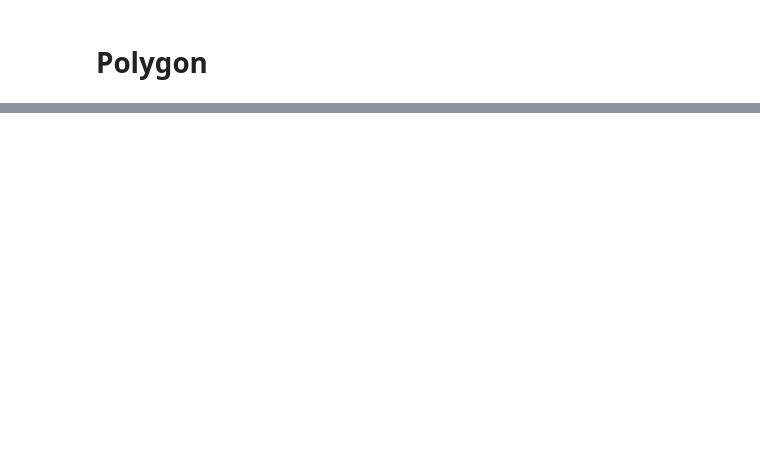
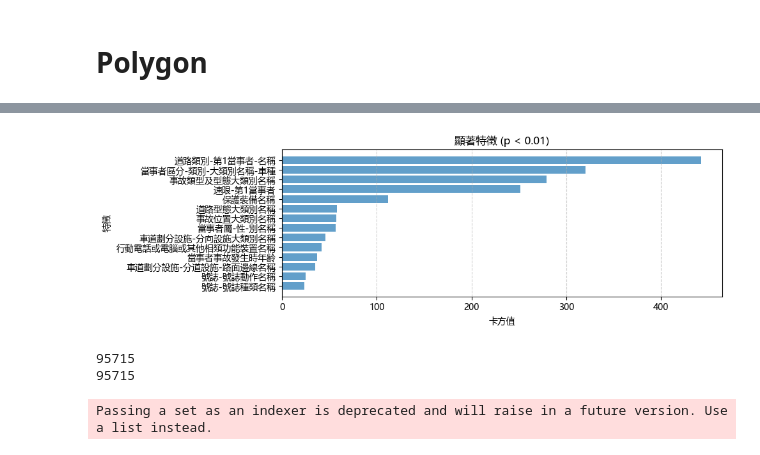
Before and after one commit to kennywang112/TrafficTDApython, a Jupyter notebook: Version3/Car.ipynb, the cells around one changed output, grey strips where cells are left out. Drawn from its saved outputs; the diff is of its cells as text; code cells hidden in the pictures; blank space fills up the shorter version.

Commit message:
Plots

```diff
--- a/Version3/Car.ipynb
+++ b/Version3/Car.ipynb
@@ -77,7 +77,7 @@ select_lst = [
     '當事者屬-性-別名稱', '當事者事故發生時年齡',
     '保護裝備名稱', '行動電話或電腦或其他相類功能裝置名稱',
     '肇事逃逸類別名稱-是否肇逃',
-    '死亡受傷人數',
+    '死亡受傷人數', '經度', '緯度',
 
     # 大類別
     '道路型態大類別名稱', '事故位置大類別名稱',
@@ -89,7 +89,7 @@ select_lst = [
     '肇因研判大類別名稱-主要',
     # '肇因研判大類別名稱-個別',
 ]
-# select_lst = dataA1.columns
+
 def preprocess(input_data, select_lst):
     # 篩選到第一個順位，因為注重的是單次事故的情況
     sample_data = input_data[input_data['當事者順位'] == 1].reset_index(drop=True, inplace=False)
@@ -99,9 +99,19 @@ def preprocess(input_data, select_lst):
     # 將資料分出死亡和受傷，合併到原本的資料後去除多餘的死亡受傷人數
     death_injury_data = split_death_injury(dataA['死亡受傷人數'])
     dist_df = pd.concat([dataA, death_injury_data], axis=1)
+
     # 補齊缺失值
     dist_df[select_lst] = dist_df[select_lst].fillna('未紀錄')
 
+    # 台灣範圍
+    dist_df = dist_df[
+        (dist_df["緯度"] >= 20) & (dist_df["緯度"] <= 26) &
+        (dist_df["經度"] >= 119) & (dist_df["經度"] <= 123.5)
+    ]
+    # 速限範圍
+    dist_df = dist_df[dist_df['速限-第1當事者'] < 200]
+
+    dist_df.drop(columns=['經度', '緯度'], inplace=True)
     dist_df.drop(columns=['死亡受傷人數'], inplace=True)
 
     return dist_df
@@ -561,0 +703,57 @@ print(dummy_data.shape[0])
+# %%
+from scipy.stats import chi2_contingency
+
+chi_lst = [
+    '天候名稱', '光線名稱', '道路類別-第1當事者-名稱', '速限-第1當事者', '路面狀況-路面鋪裝名稱',
+    '路面狀況-路面狀態名稱', '路面狀況-路面缺陷名稱', '道路障礙-障礙物名稱', '道路障礙-視距品質名稱', '道路障礙-視距名稱',
+    '號誌-號誌種類名稱', '號誌-號誌動作名稱', '車道劃分設施-分道設施-快車道或一般車道間名稱',
+    '車道劃分設施-分道設施-快慢車道間名稱', '車道劃分設施-分道設施-路面邊線名稱', '當事者屬-性-別名稱', '當事者事故發生時年齡',
+    '保護裝備名稱', '行動電話或電腦或其他相類功能裝置名稱', '肇事逃逸類別名稱-是否肇逃', '道路型態大類別名稱',
+    '事故位置大類別名稱', '車道劃分設施-分向設施大類別名稱', '事故類型及型態大類別名稱', '當事者區分-類別-大類別名稱-車種',
+    '車輛撞擊部位大類別名稱-其他']
+
+results = []
+rbind_data['death'] = rbind_data['死亡'].apply(lambda x: 1 if x >= 1 else 0)
+
+for chi_value in chi_lst:
+    contingency_table = pd.crosstab(rbind_data[chi_value], rbind_data['death'])
+    chi2, p, dof, expected = chi2_contingency(contingency_table)
+
+    if p < 0.01:  # 只篩選顯著結果
+        results.append({'變數': chi_value, '卡方值': chi2, '自由度': dof, 'p值': p})
+
+# 將結果轉為資料框
+df_results = pd.DataFrame(results).sort_values(by='卡方值', ascending=True)
+
+# 視覺化：條形圖
+plt.figure(figsize=(10, 3.3))
+plt.barh(df_results['變數'], df_results['卡方值'], alpha=0.7)
+plt.xlabel('卡方值')
+plt.ylabel('特徵')
+plt.title('顯著特徵 (p < 0.01)')
+plt.grid(axis='x', linestyle='--', alpha=0.6)
+plt.tight_layout()
+plt.show()
+# %% [output]
+[figure, added]
+# %%
+full_0_r = rbind_data.loc[count_0]
+full_1_r = rbind_data.loc[count_1]
+full_2_r = rbind_data.loc[count_2]
+full_3_r = rbind_data.loc[count_3]
+full_out_r = rbind_data.loc[count_out]
+overlap_data_r = rbind_data.loc[intersection_indexes]
+
+# 確認所有資料都被獲取
+assert len(count_0) == full_0_r.shape[0]
+assert len(count_1) == full_1_r.shape[0]
+assert len(count_2) == full_2_r.shape[0]
+assert len(count_3) == full_3_r.shape[0]
+assert len(count_out) == full_out_r.shape[0]
+
+print(full_0_r.shape[0] + full_1_r.shape[0] + full_2_r.shape[0] + full_3_r.shape[0] + full_out_r.shape[0] + overlap_data_r.shape[0])
+print(dummy_data.shape[0])
+# %% [output]
+95715
+95715
+Passing a set as an indexer is deprecated and will raise in a future version. Use a list instead.
```
Also changed, not shown: parts of 31 cells of this notebook, 14 other files.
